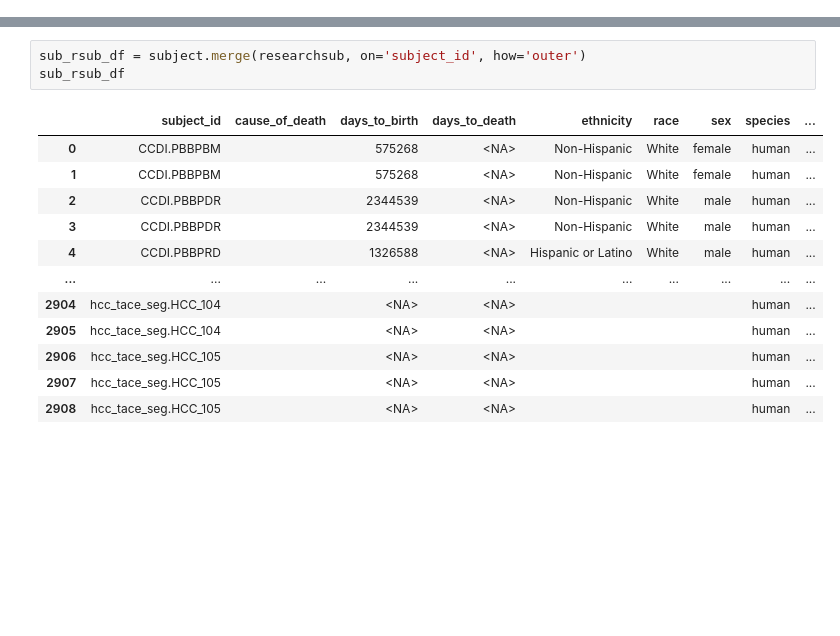
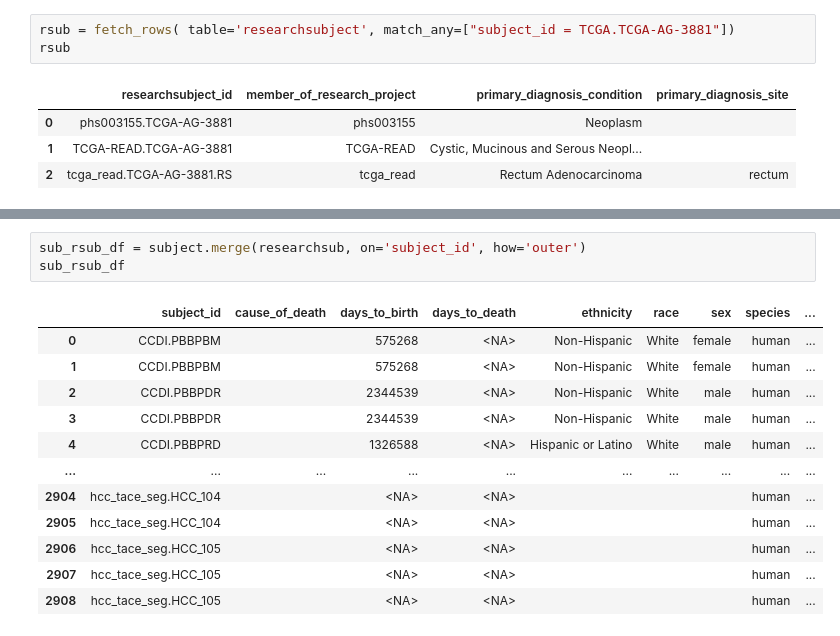
Before and after one commit to monarch-initiative/oncopacket, a Jupyter notebook: notebooks/test.ipynb, the cells around one changed output, grey strips where cells are left out. Saved outputs shown, nothing was run; the diff lists cells and outputs as text; blank space fills up the shorter version.

```diff
--- a/notebooks/test.ipynb
+++ b/notebooks/test.ipynb
@@ -34 +42,9 @@ subject
+# %%
+rsub = fetch_rows( table='researchsubject', match_any=["subject_id = TCGA.TCGA-AG-3881"])
+rsub
+# %% [output]
+|  | researchsubject_id | member_of_research_project | primary_diagnosis_condition | primary_diagnosis_site |
+| 0 | phs003155.TCGA-AG-3881 | phs003155 | Neoplasm |  |
+| 1 | TCGA-READ.TCGA-AG-3881 | TCGA-READ | Cystic, Mucinous and Serous Neopl... |  |
+| 2 | tcga_read.TCGA-AG-3881.RS | tcga_read | Rectum Adenocarcinoma | rectum |
 # %%
```
Also changed, not shown: parts of 3 cells of this notebook, 5 other files.
